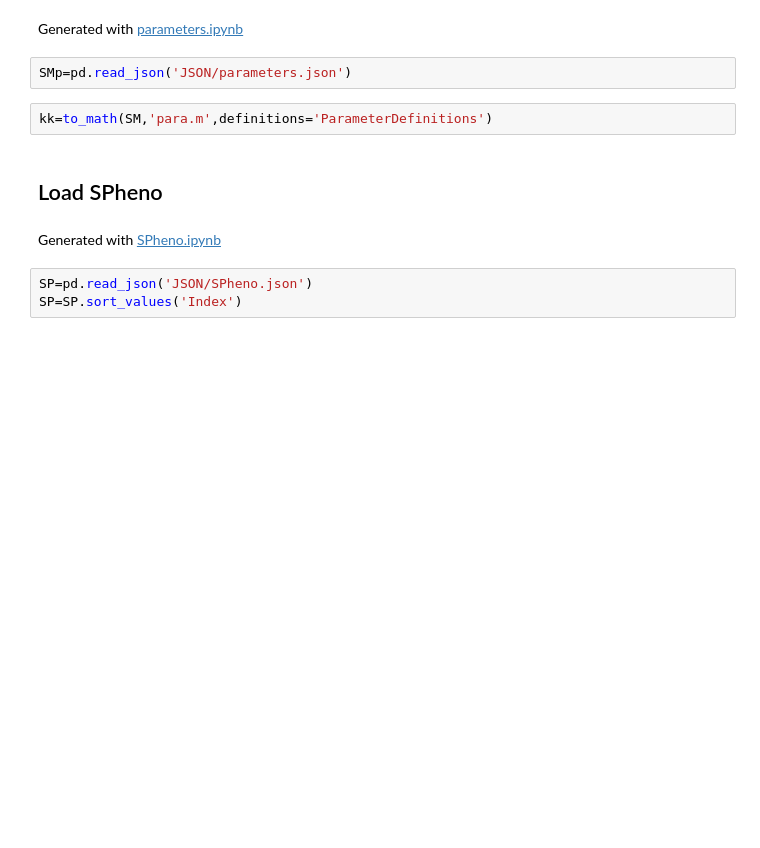
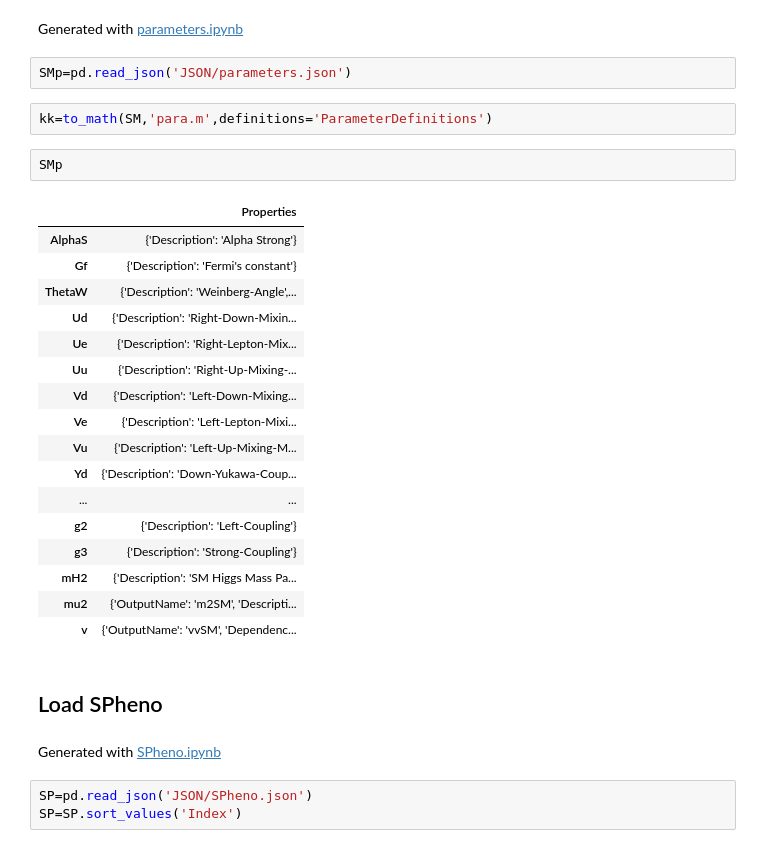
Before and after one commit to restrepo/BSM-Submodules, a Jupyter notebook: SARAH.ipynb, the cells around one changed output. Cells and saved outputs as stored; diff of their text form; blank space fills up the shorter version.

```diff
--- a/SARAH.ipynb
+++ b/SARAH.ipynb
@@ -22,6 +42,26 @@ Generated with [parameters.ipynb](./parameters.ipynb)
 SMp=pd.read_json('JSON/parameters.json')
 # %%
 kk=to_math(SM,'para.m',definitions='ParameterDefinitions')
+# %%
+SMp
+# %% [output]
+|  | Properties |
+| AlphaS | {'Description': 'Alpha Strong'} |
+| Gf | {'Description': 'Fermi's constant'} |
+| ThetaW | {'Description': 'Weinberg-Angle',... |
+| Ud | {'Description': 'Right-Down-Mixin... |
+| Ue | {'Description': 'Right-Lepton-Mix... |
+| Uu | {'Description': 'Right-Up-Mixing-... |
+| Vd | {'Description': 'Left-Down-Mixing... |
+| Ve | {'Description': 'Left-Lepton-Mixi... |
+| Vu | {'Description': 'Left-Up-Mixing-M... |
+| Yd | {'Description': 'Down-Yukawa-Coup... |
+| ... | ... |
+| g2 | {'Description': 'Left-Coupling'} |
+| g3 | {'Description': 'Strong-Coupling'} |
+| mH2 | {'Description': 'SM Higgs Mass Pa... |
+| mu2 | {'OutputName': 'm2SM', 'Descripti... |
+| v | {'OutputName': 'vvSM', 'Dependenc... |
 # %% [markdown]
 ## Load SPheno
 # %% [markdown]
```
Also changed, not shown: parts of 1 cell of this notebook, 4 other files.
